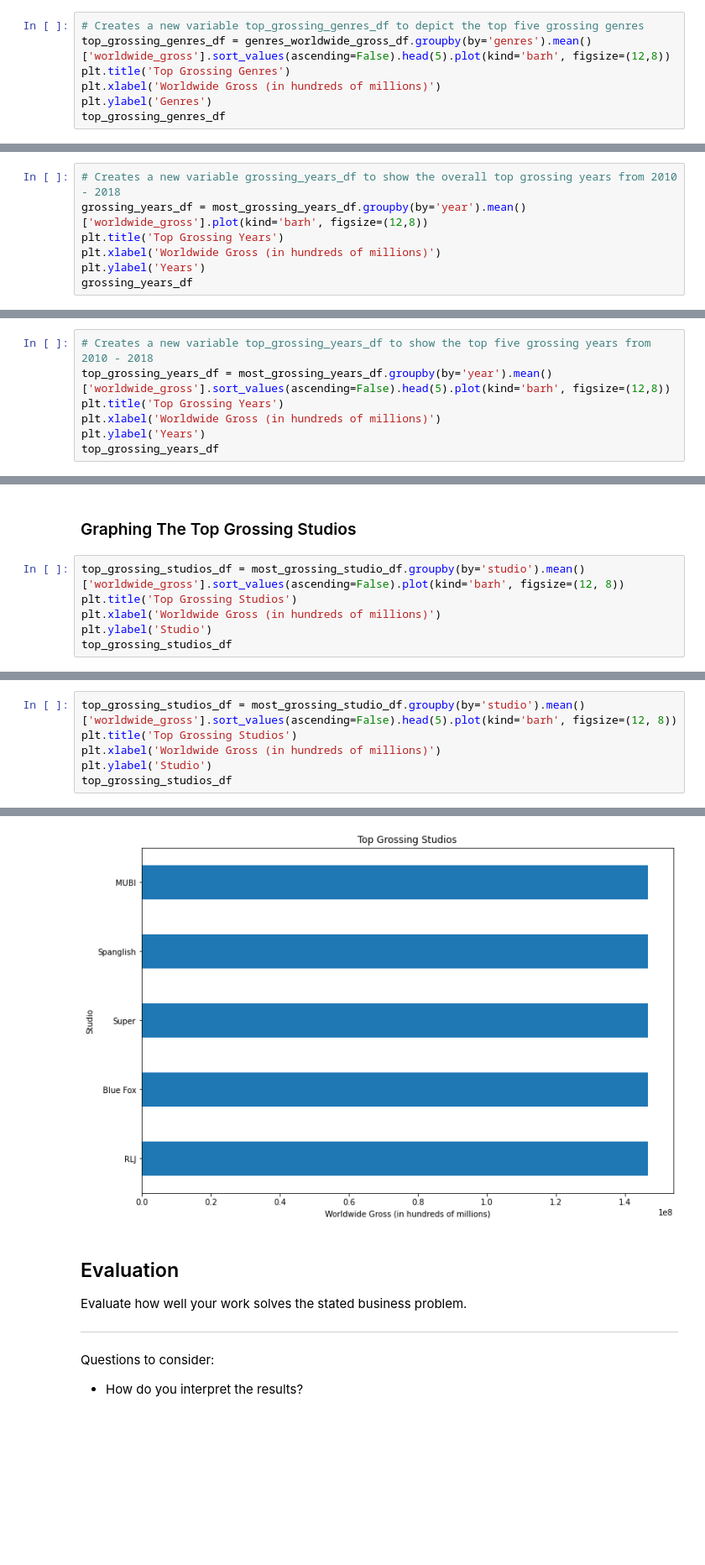
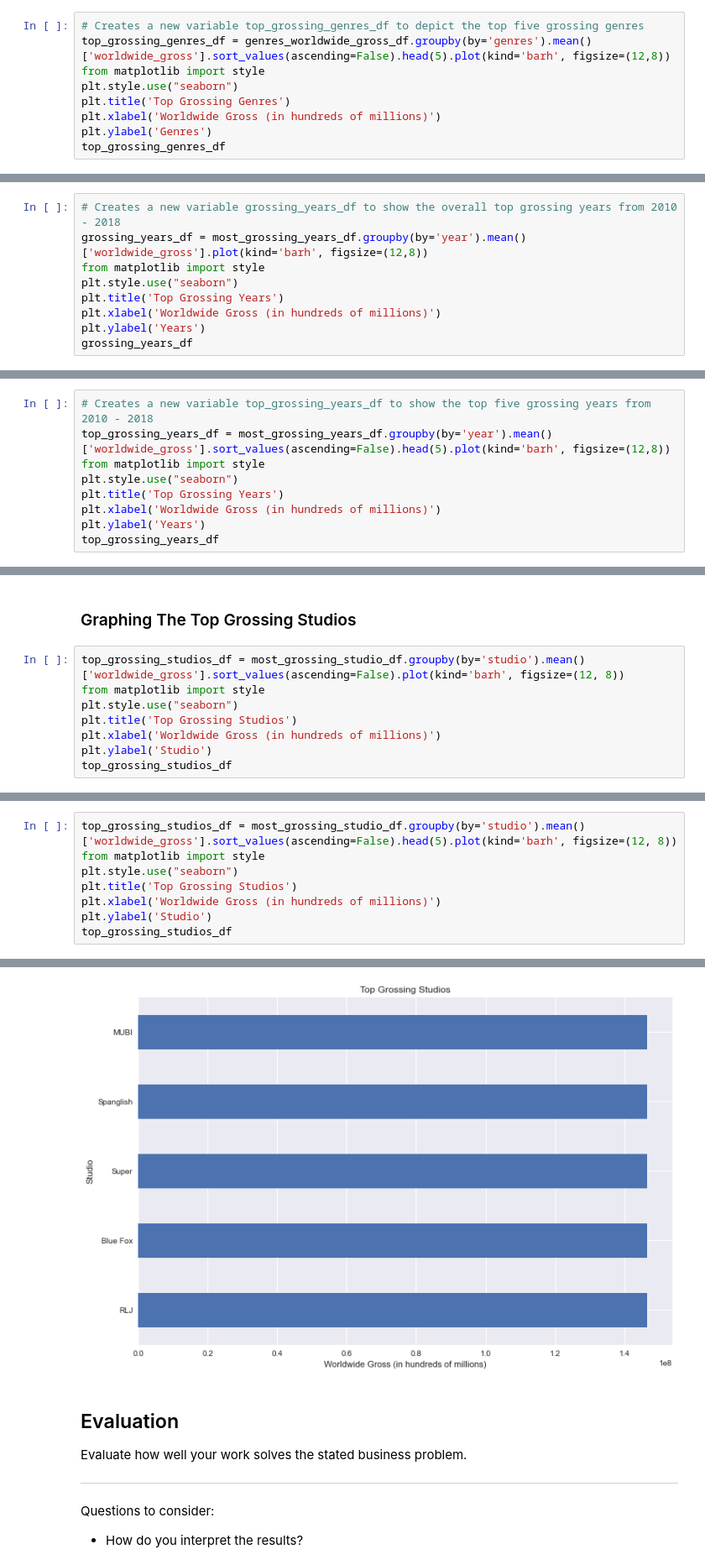
Before and after one commit to justinbalwan/dsc-project-template, a Jupyter notebook: dsc-phase1-project-template.ipynb, the cells around one changed output, grey strips where cells are left out. Shown at 84% size. Drawn from its saved outputs; the diff is of its cells as text; blank space fills up the shorter version.

```diff
--- a/dsc-phase1-project-template.ipynb
+++ b/dsc-phase1-project-template.ipynb
@@ -410,6 +412,8 @@ Text(0, 0.5, 'Genres')
 # %%
 # Creates a new variable top_grossing_genres_df to depict the top five grossing genres
 top_grossing_genres_df = genres_worldwide_gross_df.groupby(by='genres').mean()['worldwide_gross'].sort_values(ascending=False).head(5).plot(kind='barh', figsize=(12,8))
+from matplotlib import style
+plt.style.use("seaborn")
 plt.title('Top Grossing Genres')
 plt.xlabel('Worldwide Gross (in hundreds of millions)')
 plt.ylabel('Genres')
@@ -425,6 +429,8 @@ Similar to the graphs above, I chose to create a graph highlighting the worldwid
 # %%
 # Creates a new variable grossing_years_df to show the overall top grossing years from 2010 - 2018
 grossing_years_df = most_grossing_years_df.groupby(by='year').mean()['worldwide_gross'].plot(kind='barh', figsize=(12,8))
+from matplotlib import style
+plt.style.use("seaborn")
 plt.title('Top Grossing Years')
 plt.xlabel('Worldwide Gross (in hundreds of millions)')
 plt.ylabel('Years')
@@ -437,6 +443,8 @@ grossing_years_df
 # %%
 # Creates a new variable top_grossing_years_df to show the top five grossing years from 2010 - 2018
 top_grossing_years_df = most_grossing_years_df.groupby(by='year').mean()['worldwide_gross'].sort_values(ascending=False).head(5).plot(kind='barh', figsize=(12,8))
+from matplotlib import style
+plt.style.use("seaborn")
 plt.title('Top Grossing Years')
 plt.xlabel('Worldwide Gross (in hundreds of millions)')
 plt.ylabel('Years')
@@ -448,6 +456,8 @@ top_grossing_years_df
 ### Graphing The Top Grossing Studios
 # %%
 top_grossing_studios_df = most_grossing_studio_df.groupby(by='studio').mean()['worldwide_gross'].sort_values(ascending=False).plot(kind='barh', figsize=(12, 8))
+from matplotlib import style
+plt.style.use("seaborn")
 plt.title('Top Grossing Studios')
 plt.xlabel('Worldwide Gross (in hundreds of millions)')
 plt.ylabel('Studio')
@@ -458,12 +468,14 @@ top_grossing_studios_df
 # %%
 top_grossing_studios_df = most_grossing_studio_df.groupby(by='studio').mean()['worldwide_gross'].sort_values(ascending=False).head(5).plot(kind='barh', figsize=(12, 8))
+from matplotlib import style
+plt.style.use("seaborn")
 plt.title('Top Grossing Studios')
 plt.xlabel('Worldwide Gross (in hundreds of millions)')
 plt.ylabel('Studio')
 top_grossing_studios_df
 # %% [output]
 <AxesSubplot:title={'center':'Top Grossing Studios'}, xlabel='Worldwide Gross (in hundreds of millions)', ylabel='Studio'>
-[figure, old version]
+[figure, new version]
 # %% [markdown]
 ## Evaluation
 Evaluate how well your work solves the stated business problem.
```
Also changed, not shown: parts of 9 cells of this notebook.
